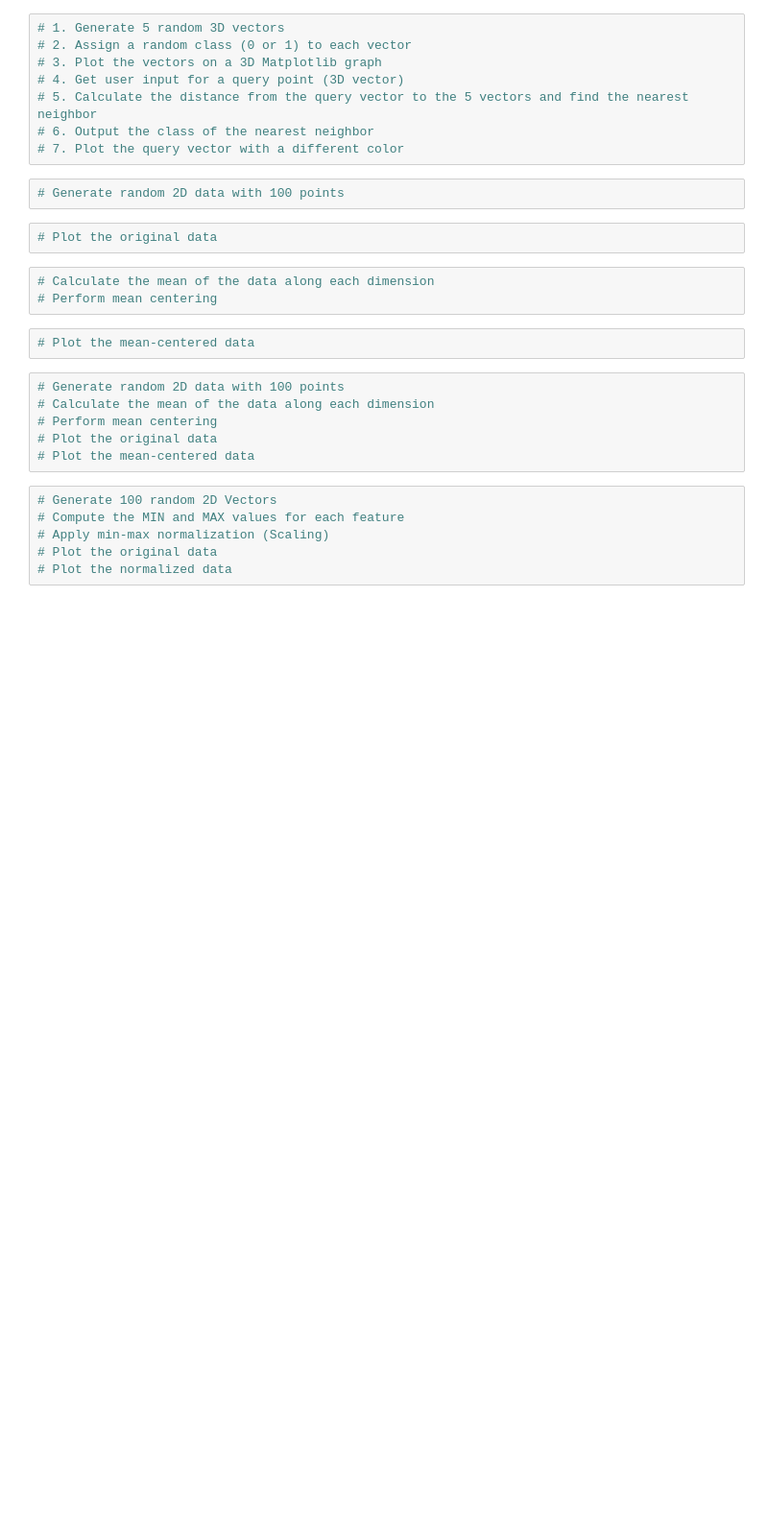
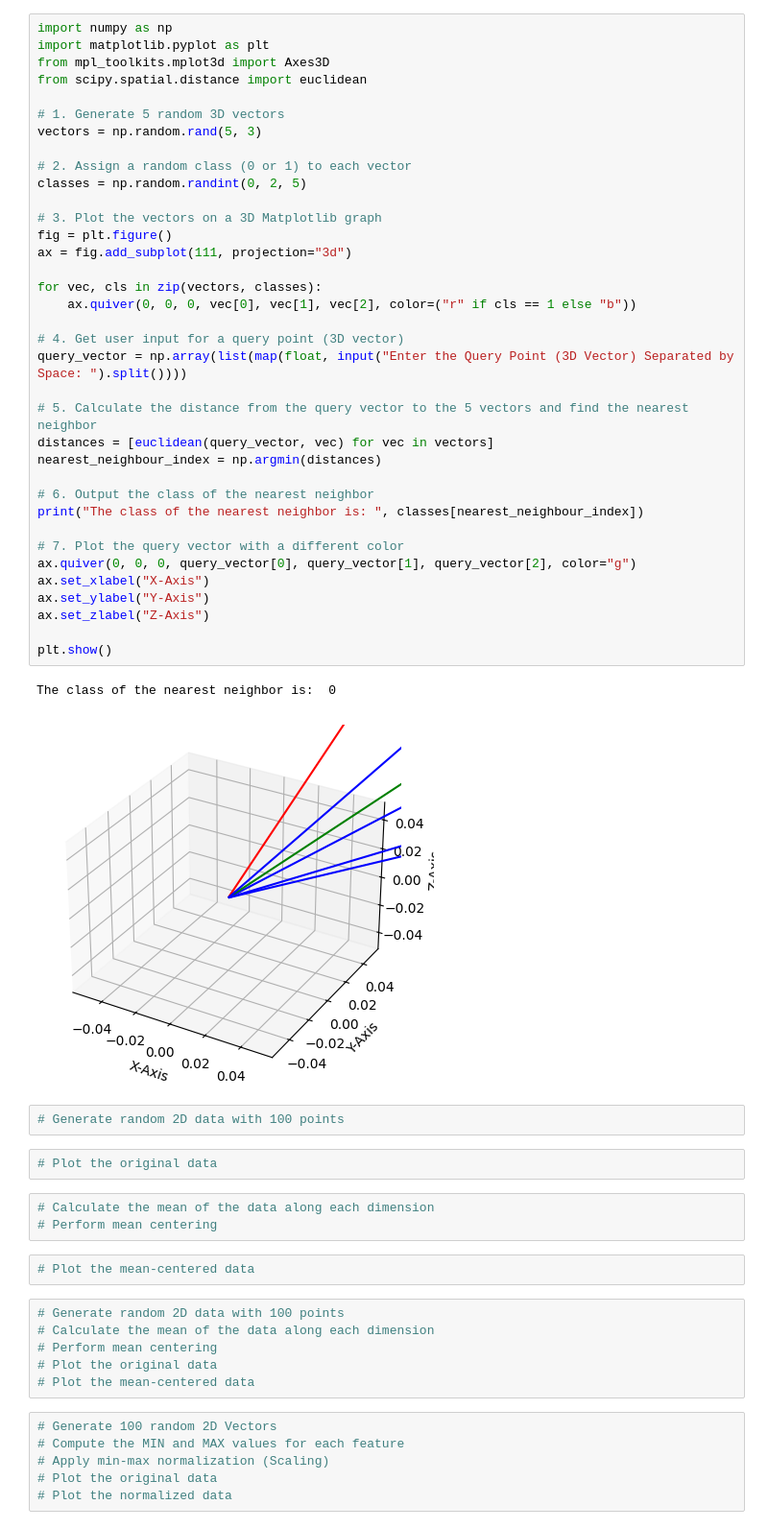
Before and after one commit to Apurba1903/Linear_Algebra, a Jupyter notebook: vectors.ipynb, the cells around one changed output. Shown: that part at 96% size. Saved outputs shown, nothing was run; the diff lists cells and outputs as text; blank space fills up the shorter version.

```diff
--- a/vectors.ipynb
+++ b/vectors.ipynb
@@ -11,11 +36,42 @@
 # %%
+import numpy as np
+import matplotlib.pyplot as plt
+from mpl_toolkits.mplot3d import Axes3D
+from scipy.spatial.distance import euclidean
+
 # 1. Generate 5 random 3D vectors
+vectors = np.random.rand(5, 3)
+
 # 2. Assign a random class (0 or 1) to each vector
+classes = np.random.randint(0, 2, 5)
+
 # 3. Plot the vectors on a 3D Matplotlib graph
+fig = plt.figure()
+ax = fig.add_subplot(111, projection="3d")
+
+for vec, cls in zip(vectors, classes):
+    ax.quiver(0, 0, 0, vec[0], vec[1], vec[2], color=("r" if cls == 1 else "b"))
+
 # 4. Get user input for a query point (3D vector)
+query_vector = np.array(list(map(float, input("Enter the Query Point (3D Vector) Separated by Space: ").split())))
+
 # 5. Calculate the distance from the query vector to the 5 vectors and find the nearest neighbor
+distances = [euclidean(query_vector, vec) for vec in vectors]
+nearest_neighbour_index = np.argmin(distances)
+
 # 6. Output the class of the nearest neighbor
+print("The class of the nearest neighbor is: ", classes[nearest_neighbour_index])
+
 # 7. Plot the query vector with a different color
+ax.quiver(0, 0, 0, query_vector[0], query_vector[1], query_vector[2], color="g")
+ax.set_xlabel("X-Axis")
+ax.set_ylabel("Y-Axis")
+ax.set_zlabel("Z-Axis")
+
+plt.show()
+# %% [output]
+The class of the nearest neighbor is:  0
+[figure, added]
 # %%
 # Generate random 2D data with 100 points
 # %%
```
Also changed, not shown: parts of 3 cells of this notebook.
